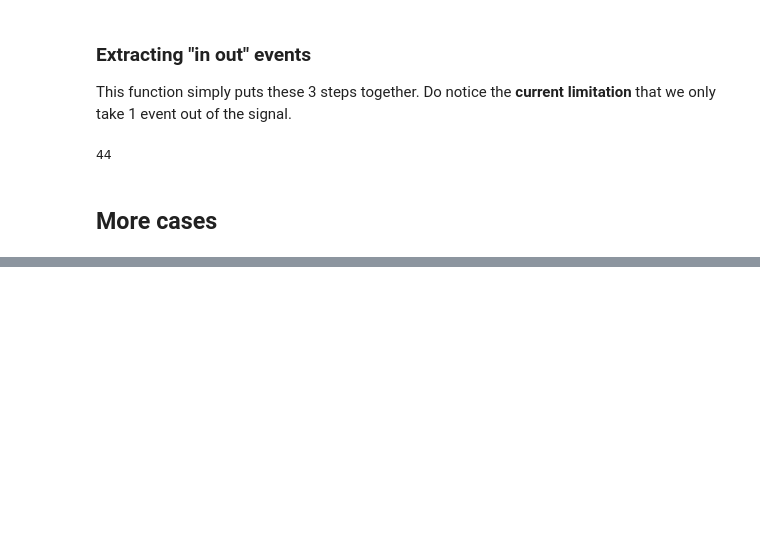
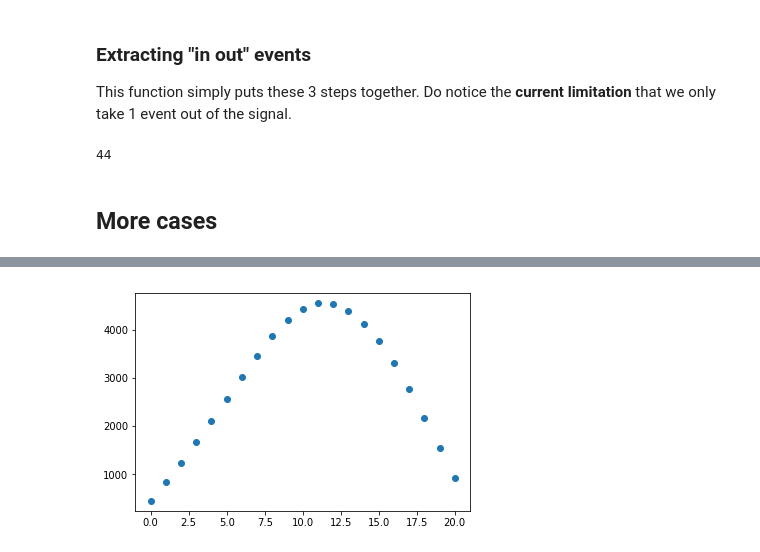
Before and after one commit to mion/shelf-analytics, a Jupyter notebook: notebooks/Extracting_in_out_events.ipynb, the cells around one changed output, grey strips where cells are left out. Saved outputs shown, nothing was run; the diff lists cells and outputs as text; code cells hidden in the pictures; blank space fills up the shorter version.

```diff
--- a/notebooks/Extracting_in_out_events.ipynb
+++ b/notebooks/Extracting_in_out_events.ipynb
@@ -75,0 +77,5 @@ plot(iaot_signals[3][2])
+# %%
+smooth_seq = smooth_without_delay(iaot, butter_ord=1, butter_crit_freq=0.05)
+plot(smooth_seq)
+# %% [output]
+[figure, added]
```
Also changed, not shown: parts of 6 cells of this notebook, 1 other file.
